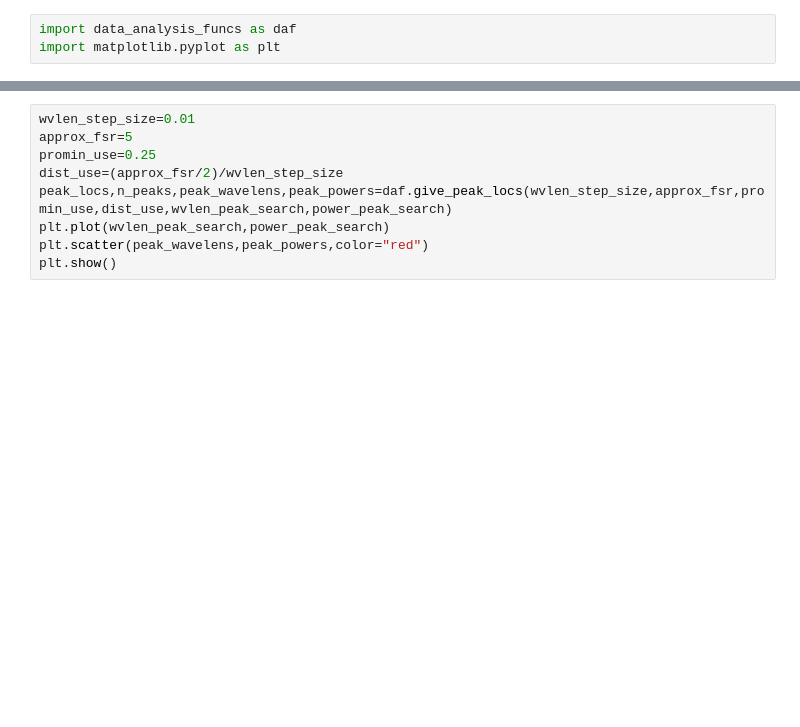
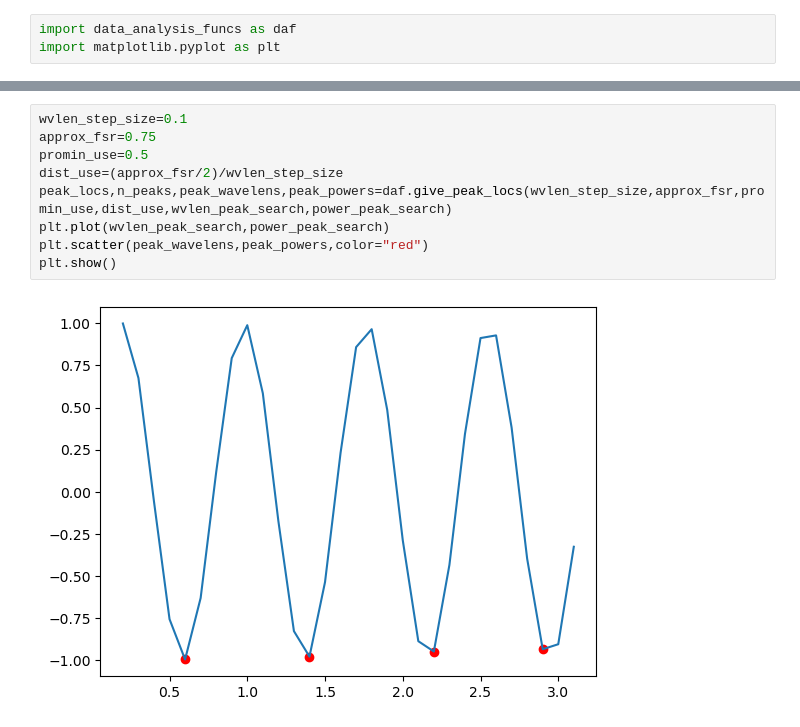
Before and after one commit to tdasanjh/team-chip-project, a Jupyter notebook: data_analysis/data_analysis_notebook.ipynb, the cells around one changed output, grey strips where cells are left out. Drawn from its saved outputs; the diff is of its cells as text; blank space fills up the shorter version.

```diff
--- a/data_analysis/data_analysis_notebook.ipynb
+++ b/data_analysis/data_analysis_notebook.ipynb
@@ -16,12 +22,14 @@ print(wvlen_peak_search[-1])
 # %%
-wvlen_step_size=0.01
-approx_fsr=5
-promin_use=0.25
+wvlen_step_size=0.1
+approx_fsr=0.75
+promin_use=0.5
 dist_use=(approx_fsr/2)/wvlen_step_size
 peak_locs,n_peaks,peak_wavelens,peak_powers=daf.give_peak_locs(wvlen_step_size,approx_fsr,promin_use,dist_use,wvlen_peak_search,power_peak_search)
 plt.plot(wvlen_peak_search,power_peak_search)
 plt.scatter(peak_wavelens,peak_powers,color="red")
 plt.show()
+# %% [output]
+[figure, added]
 # %%
 fsr_values=daf.calc_fsrs(peak_wavelens)
 fsr_mean,fsr_error=daf.fsr_avg_and_error(fsr_values)
```
Also changed, not shown: parts of 3 cells of this notebook.
